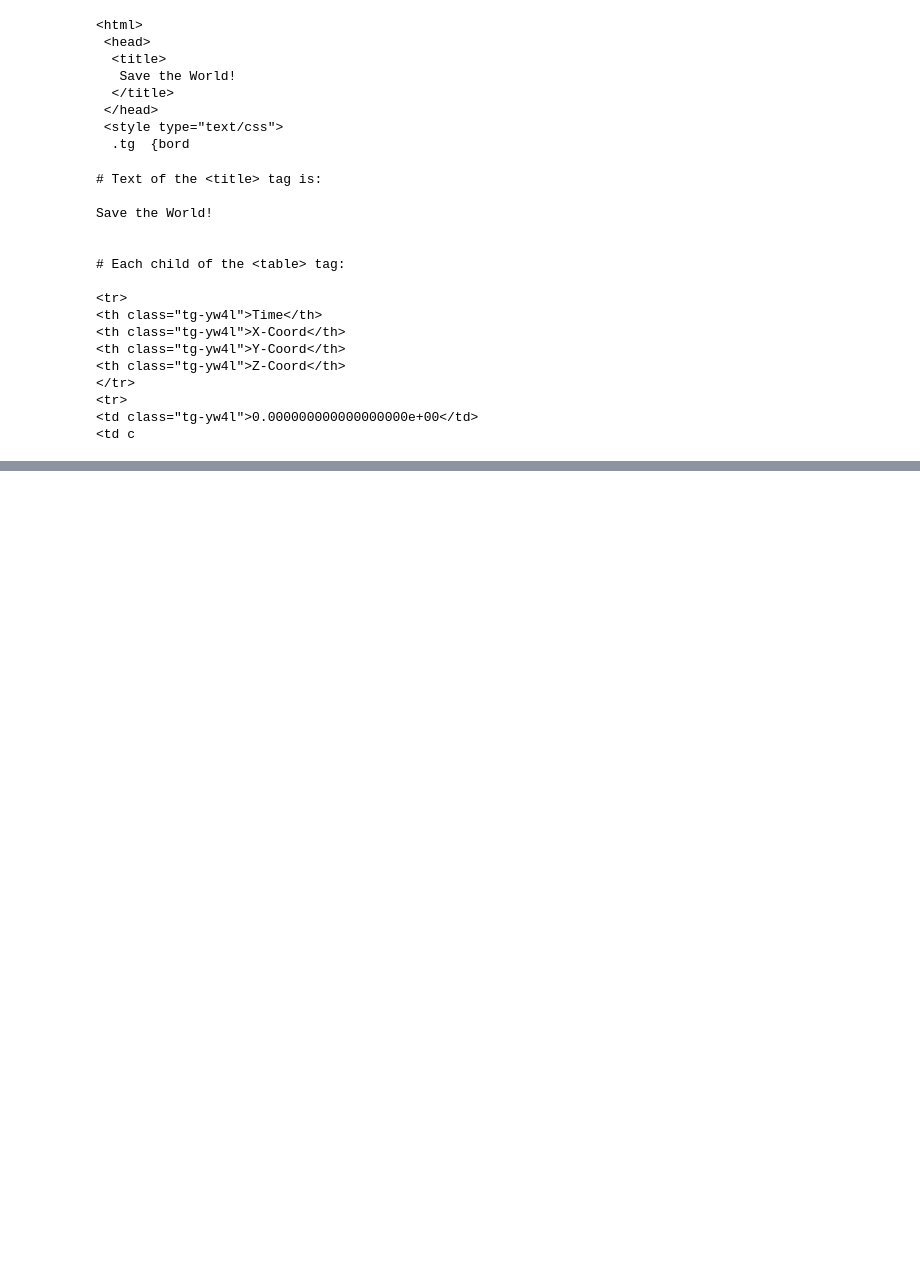
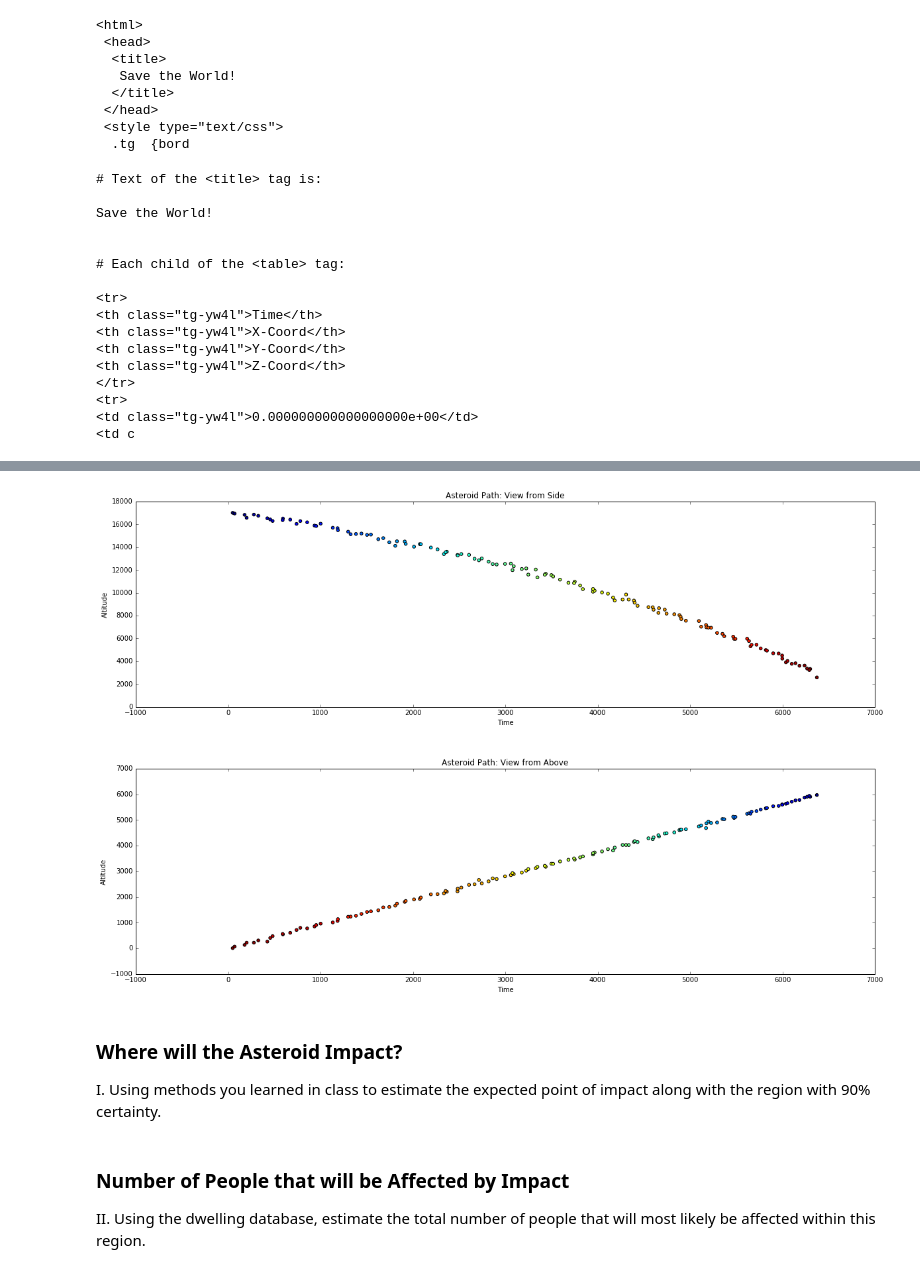
Before and after one commit to rickfarmer/harvard-cs-109a-data-science, a Jupyter notebook: Farmer_Rick_CS109A_Midterm.ipynb, the cells around one changed output, grey strips where cells are left out. Drawn from its saved outputs; the diff is of its cells as text; code cells hidden in the pictures; blank space fills up the shorter version.

```diff
--- a/Farmer_Rick_CS109A_Midterm.ipynb
+++ b/Farmer_Rick_CS109A_Midterm.ipynb
@@ -237,0 +277,31 @@ Compare your visual analysis with your analysis from Part (a) - (c).
+# %%
+# Assign the coordinates for plotting
+time, x, y, z =  radar_df['time'], radar_df['x'], radar_df['y'], radar_df['z']
+
+# Create a title array for each plot we are going to create
+plot_titles = ["Asteroid Path: View from Side", "Asteroid Path: View from Above"]
+
+fig = plt.figure(figsize=(20, 20)) # Create a new figure window to draw in, with a larger figure size to fill the space
+
+# We are lazy -- instead of creating an ax1, ax2, ax3 subplot, we just loop through 3 times to create them all at once
+for i in range(2):
+    ax = fig.add_subplot(3, 1, i + 1) # Add a subplot into the predefined 3 rows & 1 col figure, into position i (1, 2, or 3)
+    ax.set_title(plot_titles[i]) # Add the title to each subplot from the plot_titles array
+    ax.set_xlabel("Time") # Add the x-axis label to this subplot
+    ax.set_ylabel("Altitude") # Add the y-axis label to this subplot
+
+
+fig.axes[0].scatter(x, z, c=x) # Finally, add the x, y data in the form of a scatter plot and set the color scheme, e.g c=
+fig.axes[1].scatter(x, y, c=z) # Repeat for x2, y2 data
+
+fig.subplots_adjust(wspace=0.1, hspace=0.3) # Spread out the subplots so they don't overlap one another
+# %% [output]
+[figure, added]
+# %% [markdown]
+### Where will the Asteroid Impact?
+
+I. Using methods you learned in class to estimate the expected point of impact along with the region with 90% certainty.
+# %% [markdown]
+### Number of People that will be Affected by Impact
+
+II. Using the dwelling database, estimate the total number of people that will most likely be affected within this region.
```
Also changed, not shown: parts of 11 cells of this notebook.
